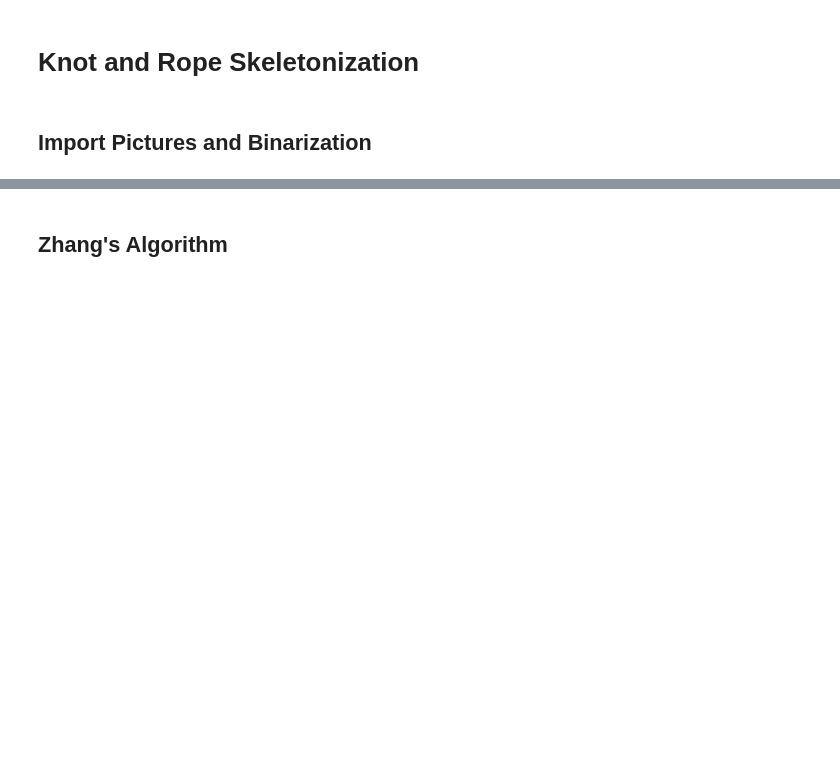
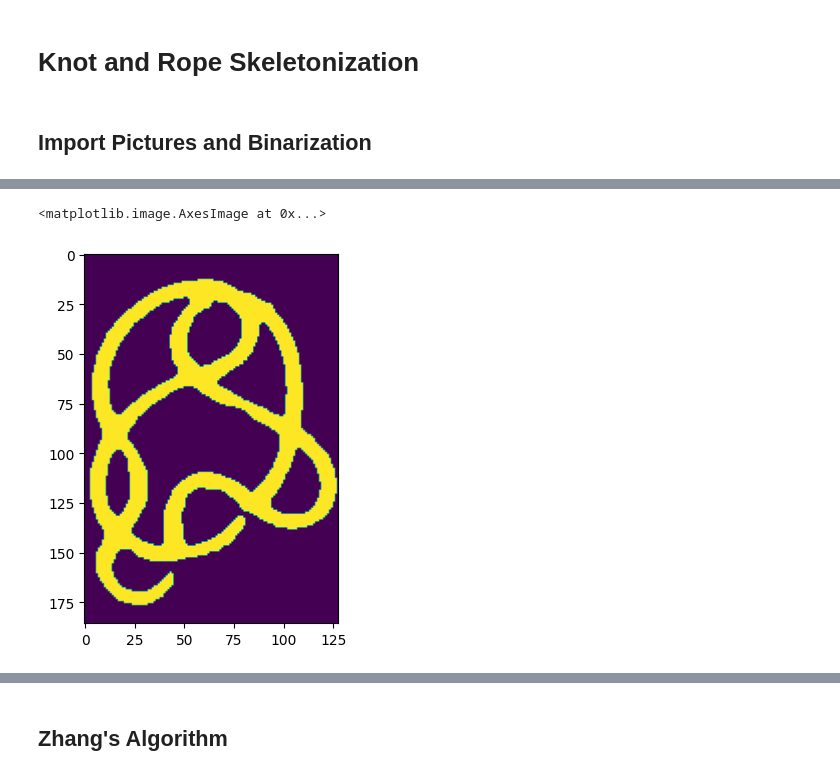
Before and after one commit to PhilJ0ly/knotId, a Jupyter notebook: skeleton_zhang.ipynb, the cells around one changed output, grey strips where cells are left out. Saved outputs shown, nothing was run; the diff lists cells and outputs as text; code cells hidden in the pictures; blank space fills up the shorter version.

```diff
--- a/skeleton_zhang.ipynb
+++ b/skeleton_zhang.ipynb
@@ -24,0 +40,15 @@ BW_Original = img_gray > Otsu_Threshold
+# %%
+sz = 3
+kernel = np.ones((sz,sz))
+closing = ndimage.binary_closing(BW_Original, structure=kernel)
+
+# Apply morphological opening
+opening = ndimage.binary_opening(closing, structure=kernel)
+
+# Apply median filter
+result = ndimage.median_filter(opening, size=sz)
+
+plt.imshow(result)
+# %% [output]
+<matplotlib.image.AxesImage at 0x...>
+[figure, added]
```
Also changed, not shown: parts of 10 cells of this notebook.
